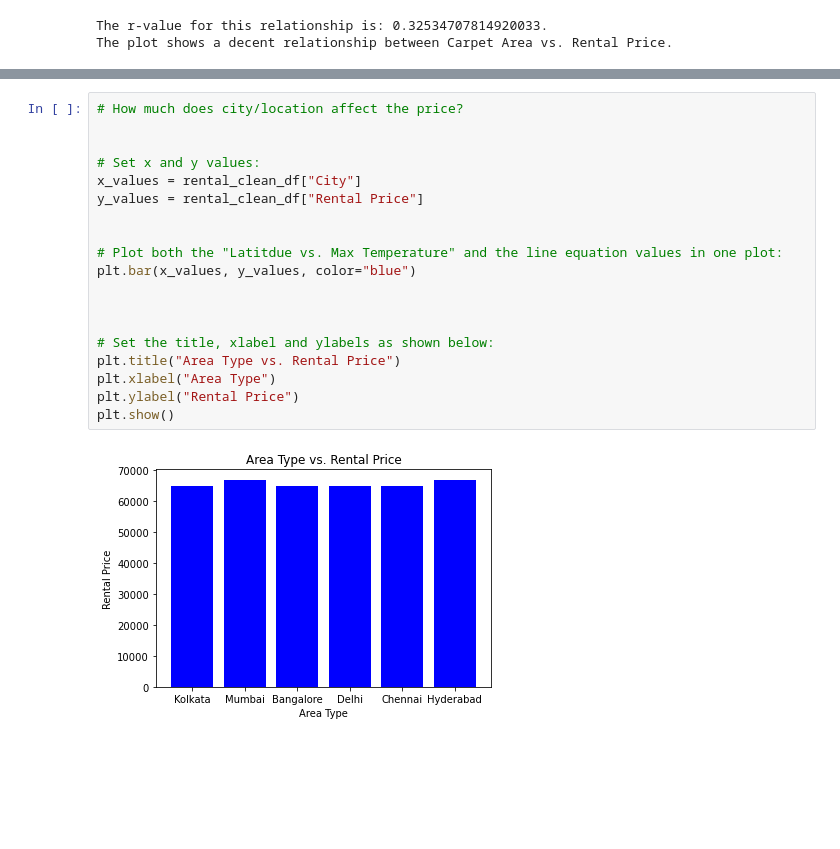
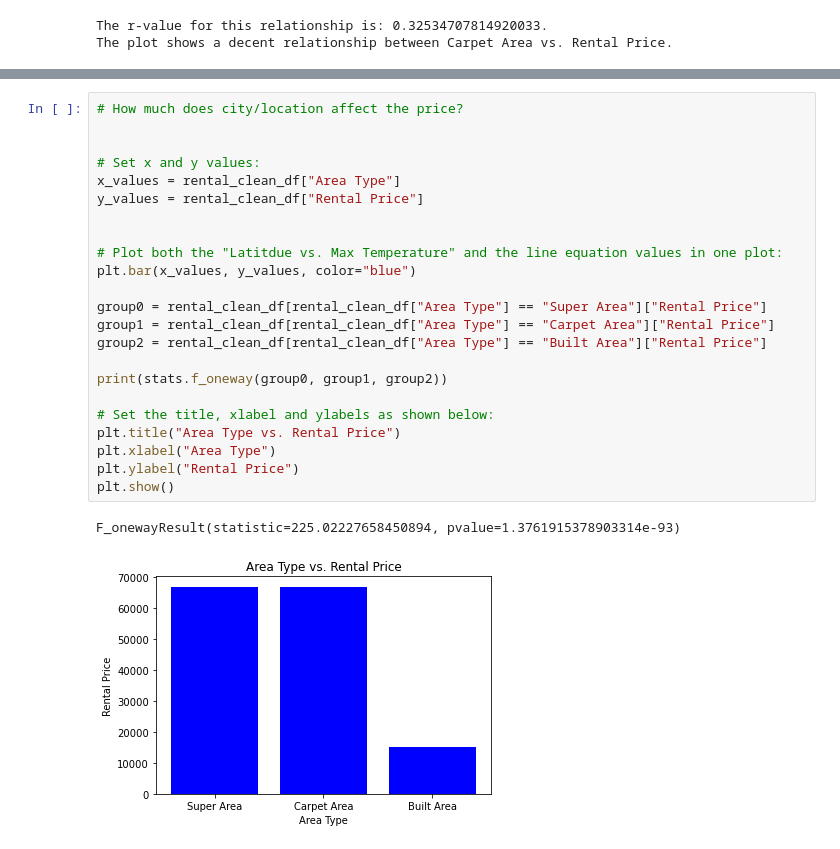
Before and after one commit to FrankMS3/Project-one, a Jupyter notebook: house_rental.ipynb, the cells around one changed output, grey strips where cells are left out. Drawn from its saved outputs; the diff is of its cells as text; blank space fills up the shorter version.

Commit message:
Added Area Type graph and ANOVA tests

```diff
--- a/house_rental.ipynb
+++ b/house_rental.ipynb
@@ -245,21 +246,26 @@ Name: Size (ft2), Length: 2298, dtype: int64
 # %%
 # How much does city/location affect the price?
 
 
 # Set x and y values:
-x_values = rental_clean_df["City"]
+x_values = rental_clean_df["Area Type"]
 y_values = rental_clean_df["Rental Price"]
 
 
 # Plot both the "Latitdue vs. Max Temperature" and the line equation values in one plot:
 plt.bar(x_values, y_values, color="blue")
 
+group0 = rental_clean_df[rental_clean_df["Area Type"] == "Super Area"]["Rental Price"]
+group1 = rental_clean_df[rental_clean_df["Area Type"] == "Carpet Area"]["Rental Price"]
+group2 = rental_clean_df[rental_clean_df["Area Type"] == "Built Area"]["Rental Price"]
 
+print(stats.f_oneway(group0, group1, group2))
 
 # Set the title, xlabel and ylabels as shown below:
 plt.title("Area Type vs. Rental Price")
 plt.xlabel("Area Type")
 plt.ylabel("Rental Price")
 plt.show()
 # %% [output]
+F_onewayResult(statistic=225.02227658450894, pvalue=1.3761915378903314e-93)
-[figure, old version]
+[figure, new version]
```
Also changed, not shown: parts of 7 cells of this notebook.
